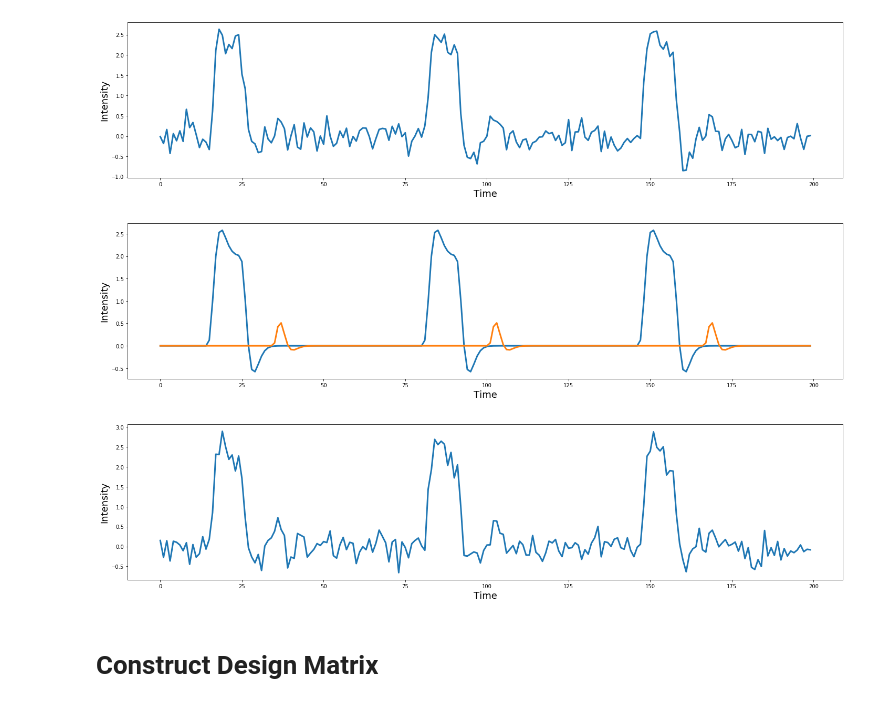
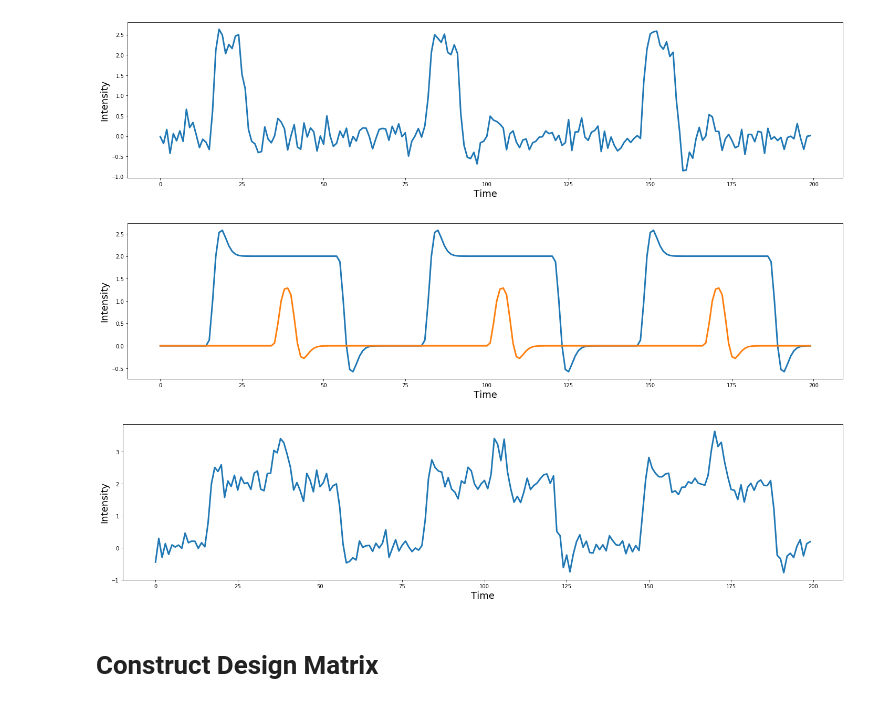
Before and after one commit to sapols/bai-book, a Jupyter notebook: content/labs/lab-glm/index.ipynb, the cells around one changed output. Saved outputs shown, nothing was run; the diff lists cells and outputs as text; code cells hidden in the pictures.

```diff
--- a/content/labs/lab-glm/index.ipynb
+++ b/content/labs/lab-glm/index.ipynb
@@ -295,12 +295,12 @@ plot_timeseries(signal)
 # %%
 ## TEST YOUR SOLUTION
 
-signal, design_signals = simulate_signal_plus(2, 200, 3, ['face', 'object'], [2, 1], [10, 1], 20, 0, 0.15)
+signal, design_signals = simulate_signal_plus(2, 200, 3, ['face', 'object'], [2, 1], [40, 5], 20, 0, 0.15)
 plot_timeseries(design_signals)
 plot_timeseries(signal)
 # %% [output]
-[figure, old version]
+[figure, new version]
-[figure, old version]
+[figure, new version]
 # %% [markdown]
 # Construct Design Matrix
 # %% [markdown]
```
Also changed, not shown: parts of 5 cells of this notebook.
